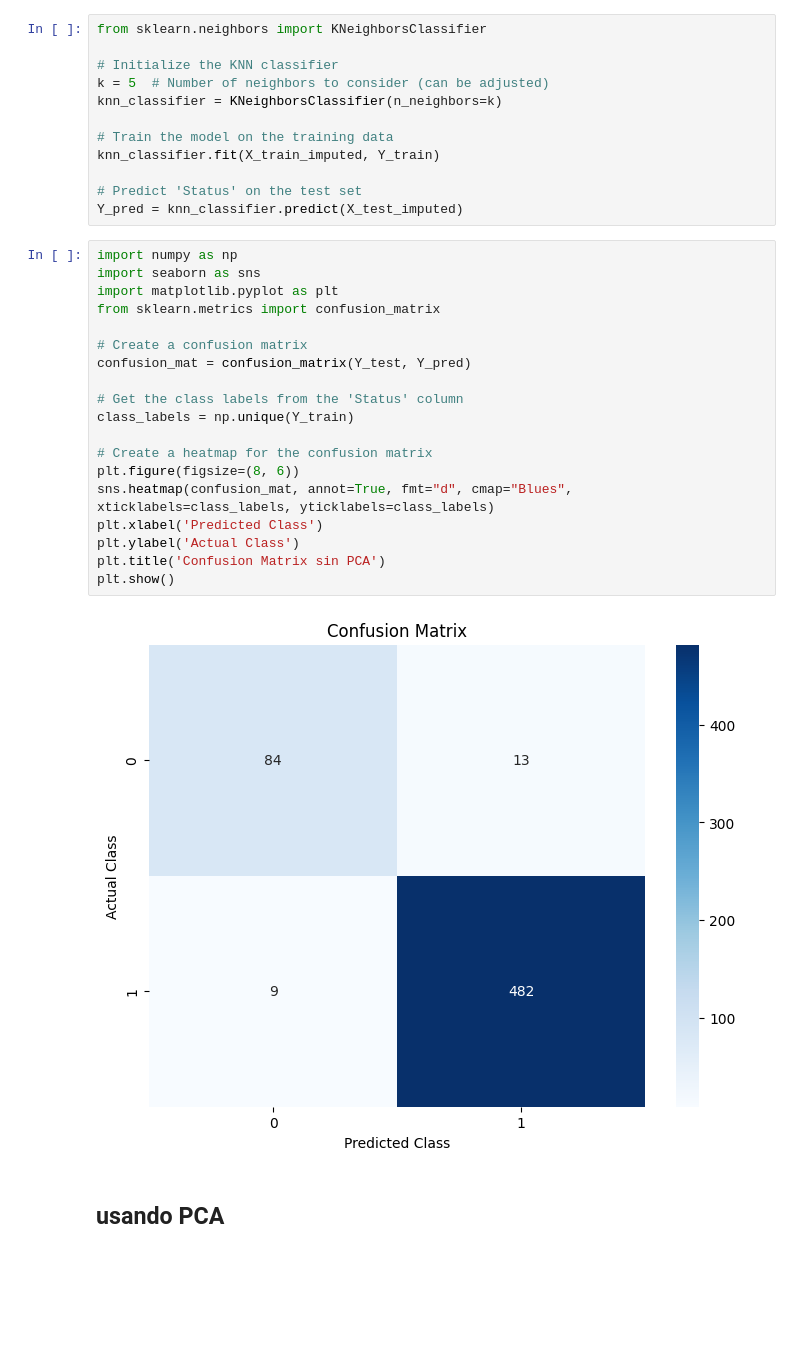
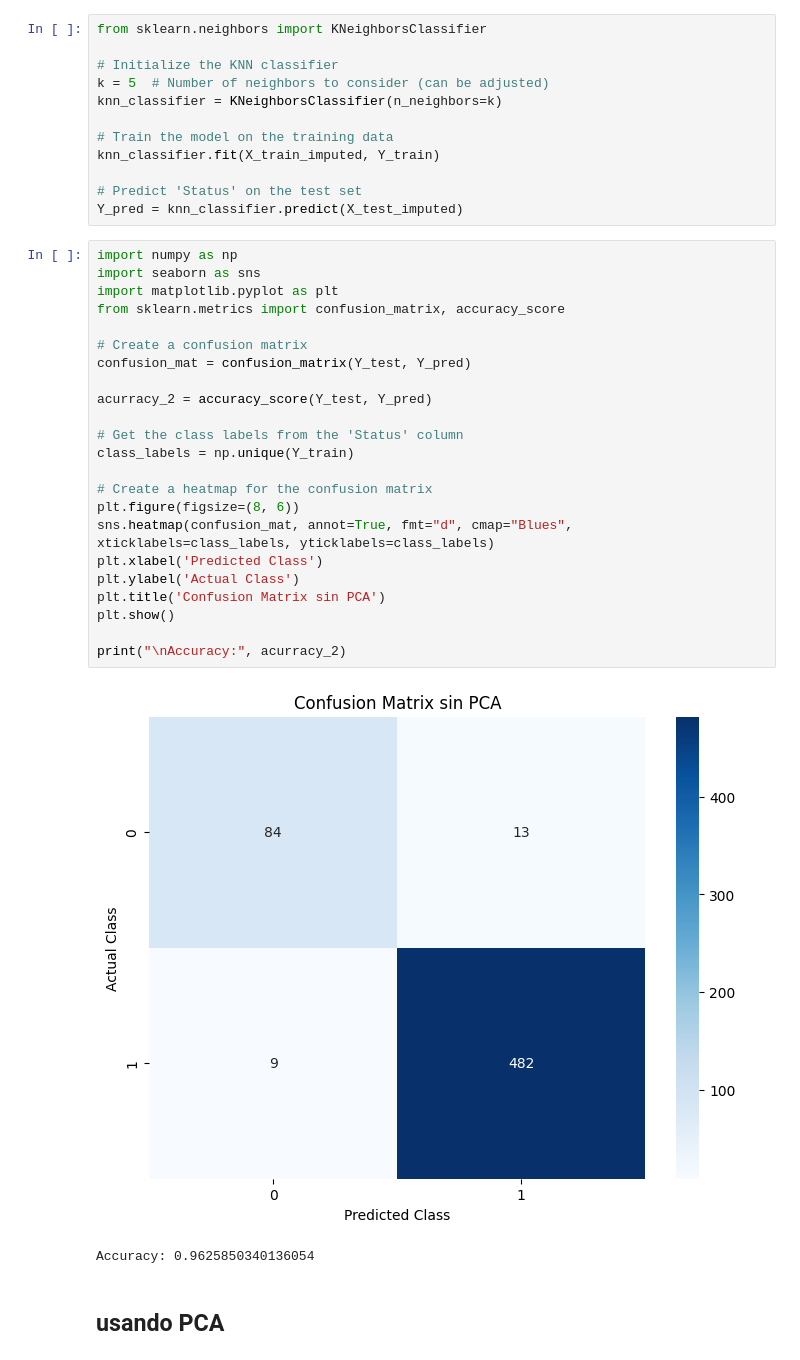
Before and after one commit to ElKroko/tarea-IA, a Jupyter notebook: Pagina 2.ipynb, the cells around one changed output. Saved outputs shown, nothing was run; the diff lists cells and outputs as text; blank space fills up the shorter version.

```diff
--- a/Pagina 2.ipynb
+++ b/Pagina 2.ipynb
@@ -140,24 +145,29 @@ Y_pred = knn_classifier.predict(X_test_imputed)
 # %%
 import numpy as np
 import seaborn as sns
 import matplotlib.pyplot as plt
-from sklearn.metrics import confusion_matrix
+from sklearn.metrics import confusion_matrix, accuracy_score
 
 # Create a confusion matrix
 confusion_mat = confusion_matrix(Y_test, Y_pred)
+
+acurracy_2 = accuracy_score(Y_test, Y_pred)
 
 # Get the class labels from the 'Status' column
 class_labels = np.unique(Y_train)
 
 # Create a heatmap for the confusion matrix
 plt.figure(figsize=(8, 6))
 sns.heatmap(confusion_mat, annot=True, fmt="d", cmap="Blues", xticklabels=class_labels, yticklabels=class_labels)
 plt.xlabel('Predicted Class')
 plt.ylabel('Actual Class')
 plt.title('Confusion Matrix sin PCA')
 plt.show()
+
+print("\nAccuracy:", acurracy_2)
 # %% [output]
-[figure, old version]
+[figure, new version]
+Accuracy: 0.9625850340136054
 # %% [markdown]
 ## usando PCA
 # %%
```
Also changed, not shown: parts of 2 cells of this notebook.
